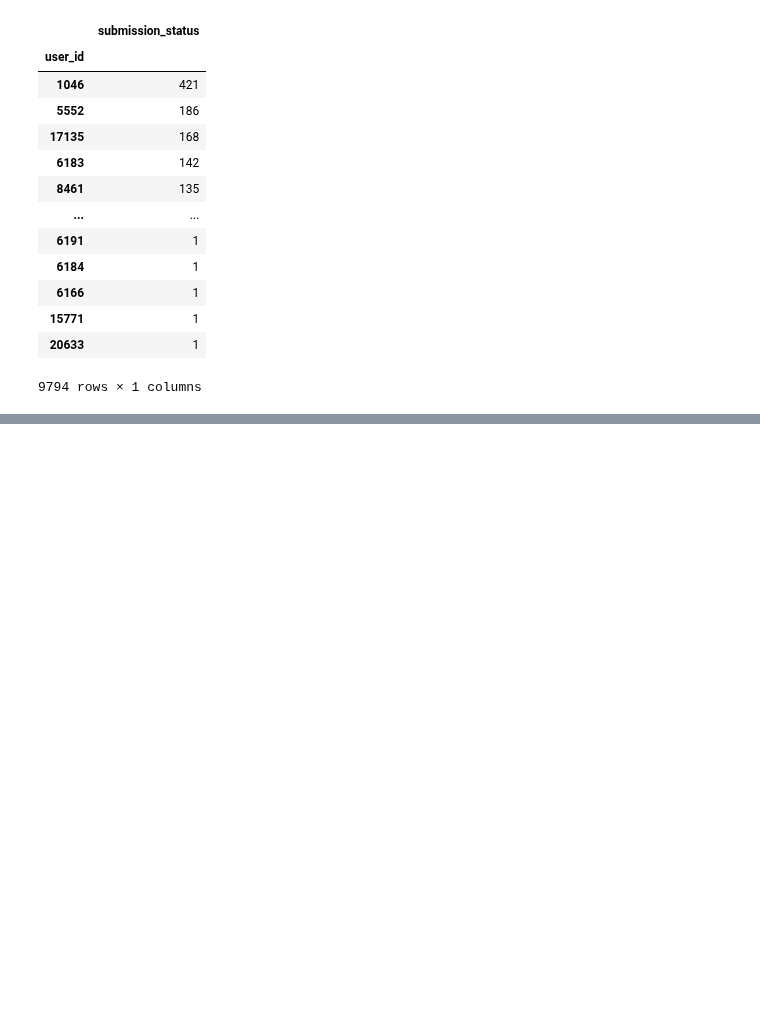
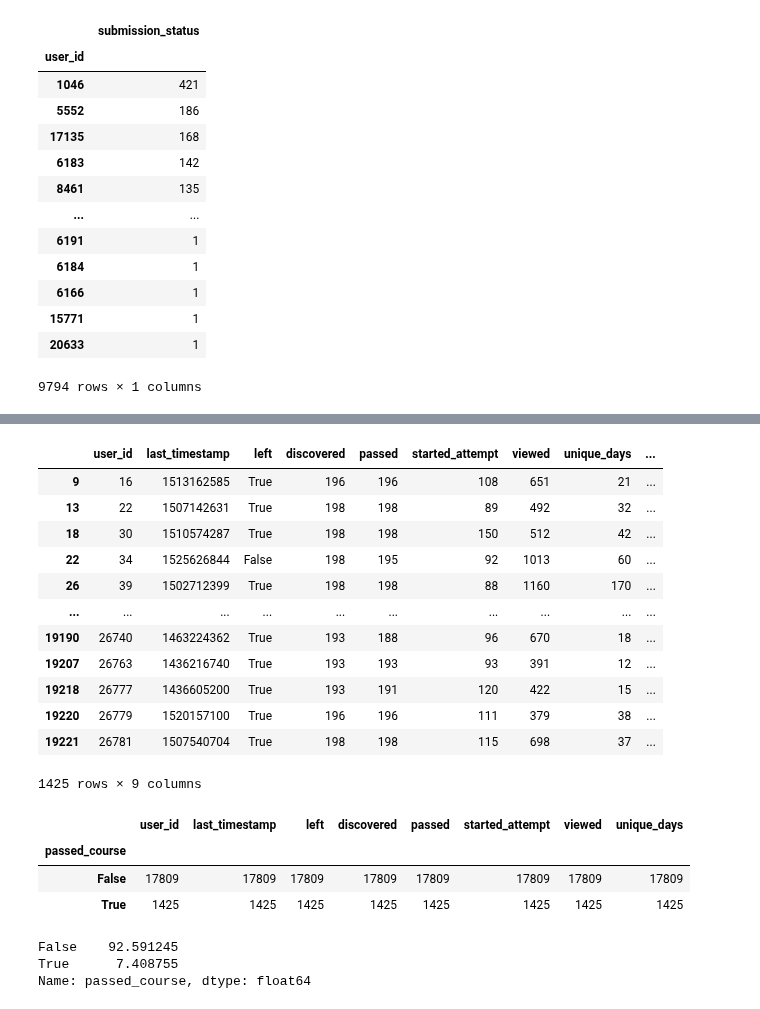
Before and after one commit to Venchislav/Data-Science, a Jupyter notebook: StepikData2.ipynb, the cells around one changed output, grey strips where cells are left out. Saved outputs shown, nothing was run; the diff lists cells and outputs as text; code cells hidden in the pictures; blank space fills up the shorter version.

```diff
--- a/StepikData2.ipynb
+++ b/StepikData2.ipynb
@@ -124,0 +212,5 @@ sub_data[sub_data['submission_status']== 'correct'].groupby('user_id')\
+# %%
+users_days = events_data.groupby('user_id').day.nunique()
+users_days = users_days.to_frame().reset_index()
+users_days = users_days.rename(columns={'day': 'unique_days'})
+users_days.head()
@@ -124,0 +224,4 @@ sub_data[sub_data['submission_status']== 'correct'].groupby('user_id')\
+# %%
+user_data = user_data.merge(user_events_data, how='outer')
+user_data = user_data.fillna(0)
+user_data.head()
@@ -124,0 +235,4 @@ sub_data[sub_data['submission_status']== 'correct'].groupby('user_id')\
+# %%
+user_data = user_data.merge(users_days, how='outer')
+user_data = user_data.fillna(0)
+user_data.head()
@@ -124,0 +254,2 @@ sub_data[sub_data['submission_status']== 'correct'].groupby('user_id')\
+# %%
+user_data['passed_course'] = user_data.passed > 170
@@ -124,0 +265,29 @@ sub_data[sub_data['submission_status']== 'correct'].groupby('user_id')\
+# %%
+user_data.query('passed_course==True')
+# %% [output]
+|  | user_id | last_timestamp | left | discovered | passed | started_attempt | viewed | unique_days | ... |
+| 9 | 16 | 1513162585 | True | 196 | 196 | 108 | 651 | 21 | ... |
+| 13 | 22 | 1507142631 | True | 198 | 198 | 89 | 492 | 32 | ... |
+| 18 | 30 | 1510574287 | True | 198 | 198 | 150 | 512 | 42 | ... |
+| 22 | 34 | 1525626844 | False | 198 | 195 | 92 | 1013 | 60 | ... |
+| 26 | 39 | 1502712399 | True | 198 | 198 | 88 | 1160 | 170 | ... |
+| ... | ... | ... | ... | ... | ... | ... | ... | ... | ... |
+| 19190 | 26740 | 1463224362 | True | 193 | 188 | 96 | 670 | 18 | ... |
+| 19207 | 26763 | 1436216740 | True | 193 | 193 | 93 | 391 | 12 | ... |
+| 19218 | 26777 | 1436605200 | True | 193 | 191 | 120 | 422 | 15 | ... |
+| 19220 | 26779 | 1520157100 | True | 196 | 196 | 111 | 379 | 38 | ... |
+| 19221 | 26781 | 1507540704 | True | 198 | 198 | 115 | 698 | 37 | ... |
+1425 rows × 9 columns
+# %%
+user_data.groupby('passed_course').count()
+# %% [output]
+|  | user_id | last_timestamp | left | discovered | passed | started_attempt | viewed | unique_days |
+| passed_course |  |  |  |  |  |  |  |  |
+| False | 17809 | 17809 | 17809 | 17809 | 17809 | 17809 | 17809 | 17809 |
+| True | 1425 | 1425 | 1425 | 1425 | 1425 | 1425 | 1425 | 1425 |
+# %%
+user_data['passed_course'].value_counts(normalize=True)*100
+# %% [output]
+False    92.591245
+True      7.408755
+Name: passed_course, dtype: float64
```
Also changed, not shown: parts of 18 cells of this notebook.
